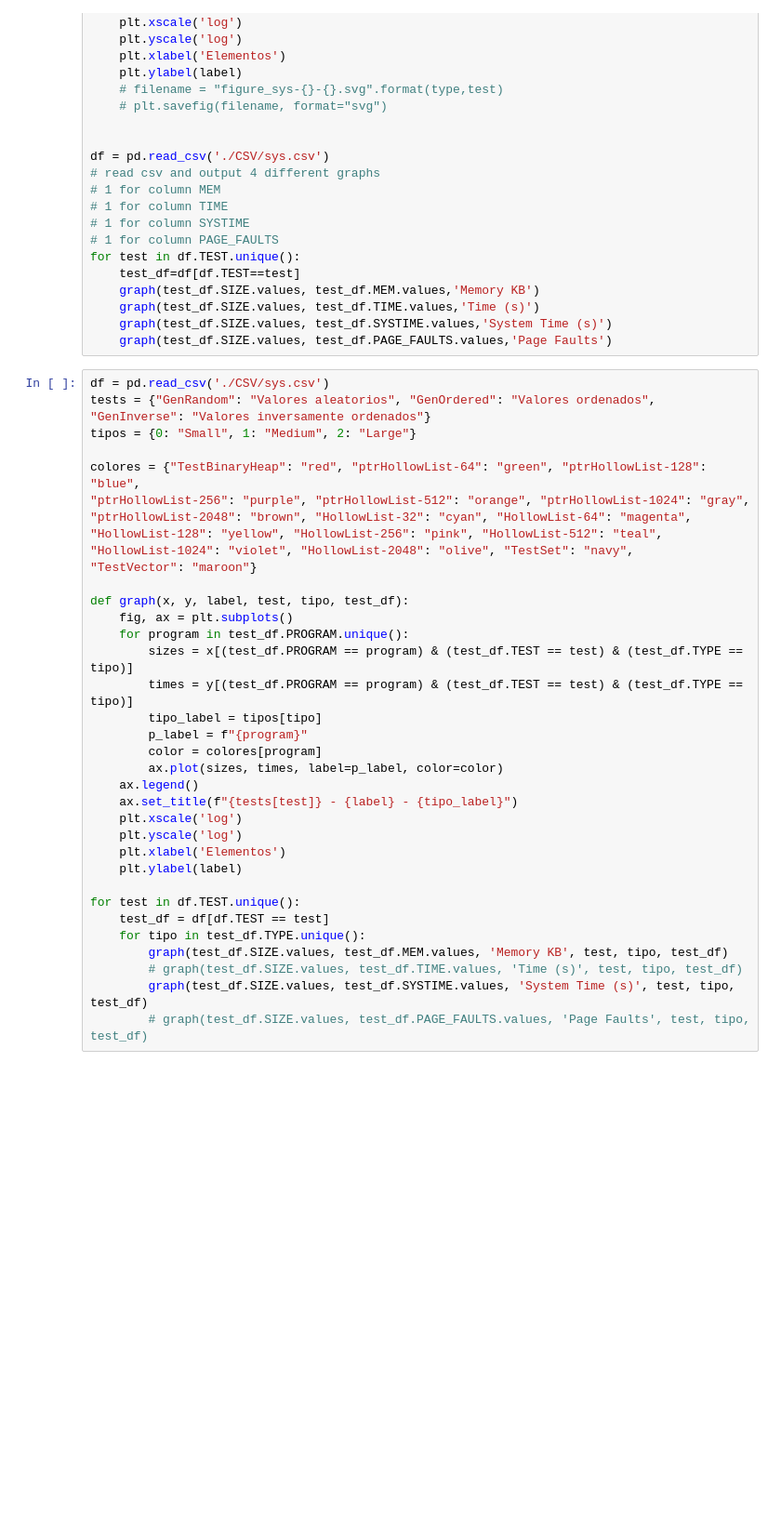
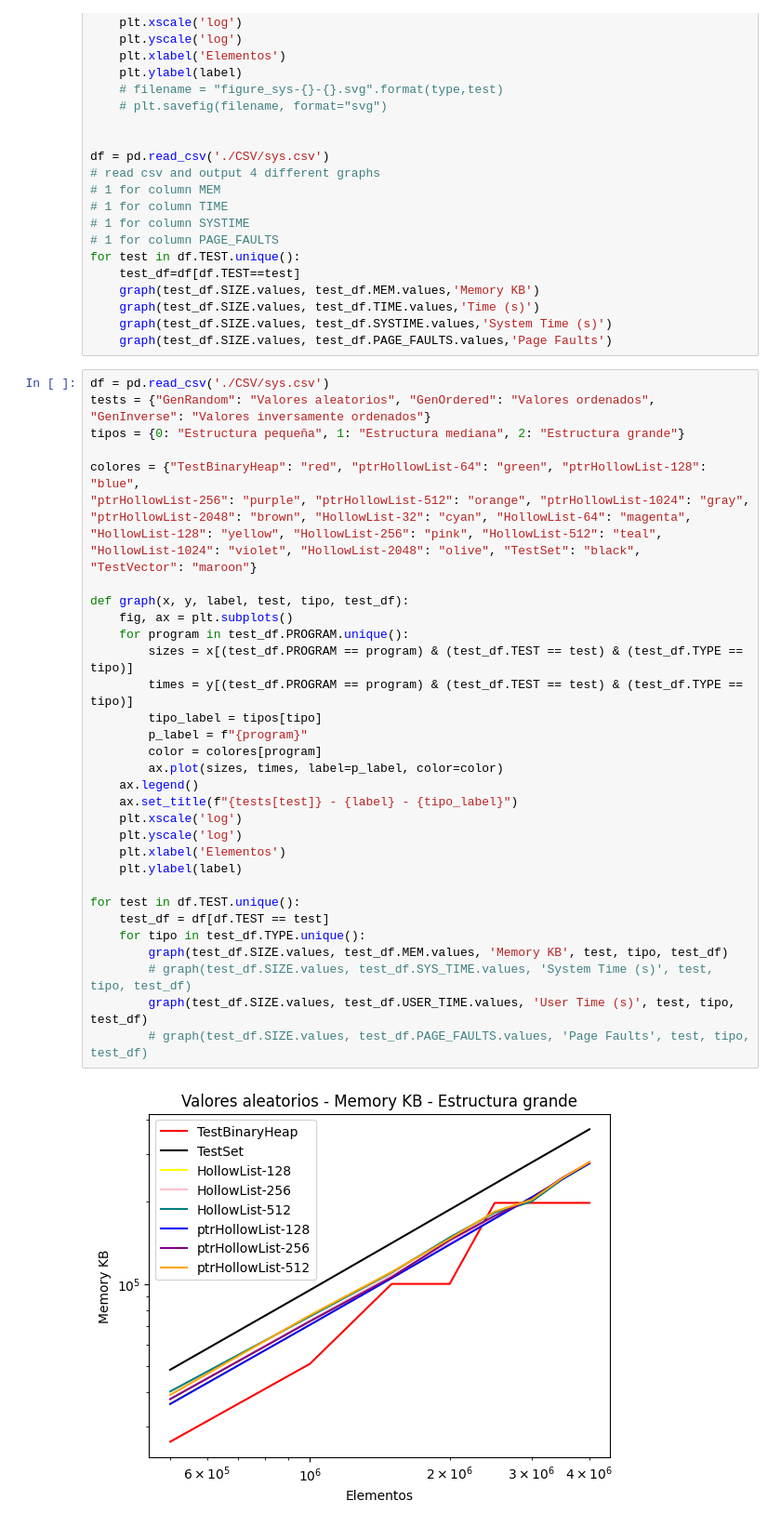
Before and after one commit to Abbissa/Conjuntos-Indexados-como-Alternativa-al-Array-Implementacion-y-Evaluacion., a Jupyter notebook: src/genGraphs/genCSV.ipynb, the cells around one changed output. Shown at 93% size. Saved outputs shown, nothing was run; the diff lists cells and outputs as text; blank space fills up the shorter version.

```diff
--- a/src/genGraphs/genCSV.ipynb
+++ b/src/genGraphs/genCSV.ipynb
@@ -77,35 +77,37 @@ for test in df.TEST.unique():
 # %%
 df = pd.read_csv('./CSV/sys.csv')
 tests = {"GenRandom": "Valores aleatorios", "GenOrdered": "Valores ordenados", "GenInverse": "Valores inversamente ordenados"}
-tipos = {0: "Small", 1: "Medium", 2: "Large"}
+tipos = {0: "Estructura pequeña", 1: "Estructura mediana", 2: "Estructura grande"}
 
 colores = {"TestBinaryHeap": "red", "ptrHollowList-64": "green", "ptrHollowList-128": "blue",
 "ptrHollowList-256": "purple", "ptrHollowList-512": "orange", "ptrHollowList-1024": "gray",
 "ptrHollowList-2048": "brown", "HollowList-32": "cyan", "HollowList-64": "magenta",
 "HollowList-128": "yellow", "HollowList-256": "pink", "HollowList-512": "teal",
-"HollowList-1024": "violet", "HollowList-2048": "olive", "TestSet": "navy",
+"HollowList-1024": "violet", "HollowList-2048": "olive", "TestSet": "black",
 "TestVector": "maroon"}
 
 def graph(x, y, label, test, tipo, test_df):
     fig, ax = plt.subplots()
     for program in test_df.PROGRAM.unique():
         sizes = x[(test_df.PROGRAM == program) & (test_df.TEST == test) & (test_df.TYPE == tipo)]
         times = y[(test_df.PROGRAM == program) & (test_df.TEST == test) & (test_df.TYPE == tipo)]
         tipo_label = tipos[tipo]
         p_label = f"{program}"
         color = colores[program]
         ax.plot(sizes, times, label=p_label, color=color)
     ax.legend()
     ax.set_title(f"{tests[test]} - {label} - {tipo_label}")
     plt.xscale('log')
     plt.yscale('log')
     plt.xlabel('Elementos')
     plt.ylabel(label)
 
 for test in df.TEST.unique():
     test_df = df[df.TEST == test]
     for tipo in test_df.TYPE.unique():
         graph(test_df.SIZE.values, test_df.MEM.values, 'Memory KB', test, tipo, test_df)
-        # graph(test_df.SIZE.values, test_df.TIME.values, 'Time (s)', test, tipo, test_df)
-        graph(test_df.SIZE.values, test_df.SYSTIME.values, 'System Time (s)', test, tipo, test_df)
+        # graph(test_df.SIZE.values, test_df.SYS_TIME.values, 'System Time (s)', test, tipo, test_df)
+        graph(test_df.SIZE.values, test_df.USER_TIME.values, 'User Time (s)', test, tipo, test_df)
         # graph(test_df.SIZE.values, test_df.PAGE_FAULTS.values, 'Page Faults', test, tipo, test_df)
+# %% [output]
+[figure, added]
```
Also changed, not shown: parts of 1 cell of this notebook, 2 other files.
